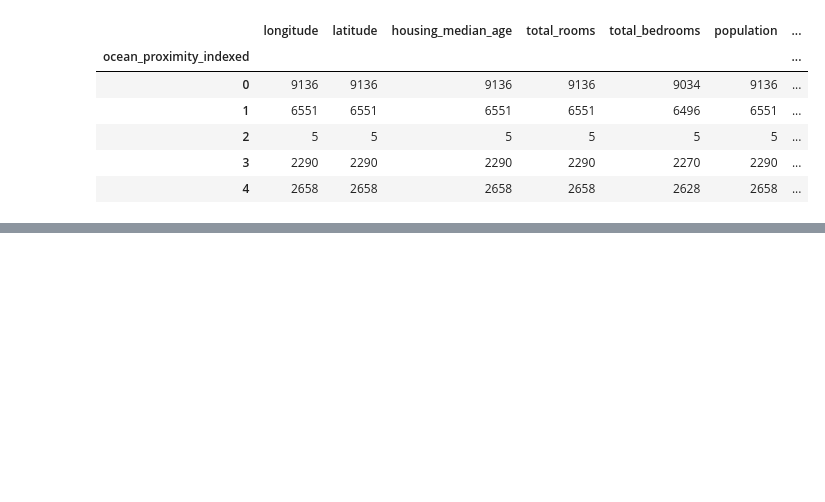
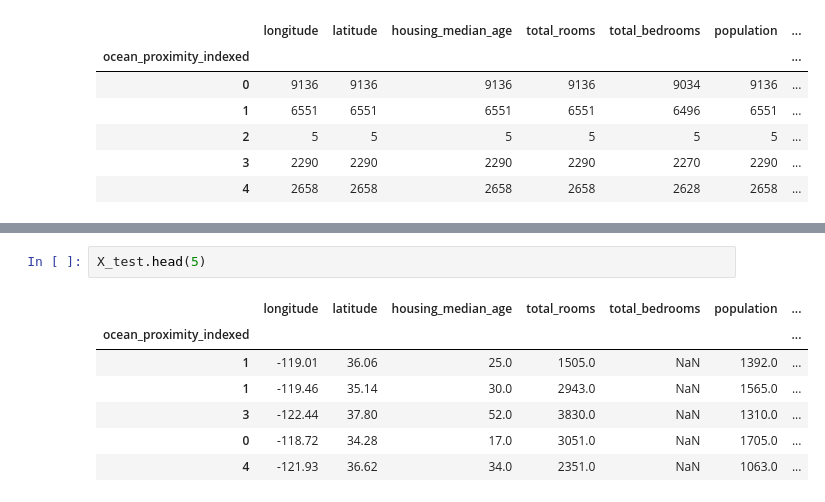
Before and after one commit to DineshAZ/0800amist-learning-mlops, a Jupyter notebook: train.ipynb, the cells around one changed output, grey strips where cells are left out. Drawn from its saved outputs; the diff is of its cells as text; blank space fills up the shorter version.

```diff
--- a/train.ipynb
+++ b/train.ipynb
@@ -51,0 +125,10 @@ df.groupby(['ocean_proximity_indexed']).count()
+# %%
+X_test.head(5)
+# %% [output]
+|  | longitude | latitude | housing_median_age | total_rooms | total_bedrooms | population | ... |
+| ocean_proximity_indexed |  |  |  |  |  |  | ... |
+| 1 | -119.01 | 36.06 | 25.0 | 1505.0 | NaN | 1392.0 | ... |
+| 1 | -119.46 | 35.14 | 30.0 | 2943.0 | NaN | 1565.0 | ... |
+| 3 | -122.44 | 37.80 | 52.0 | 3830.0 | NaN | 1310.0 | ... |
+| 0 | -118.72 | 34.28 | 17.0 | 3051.0 | NaN | 1705.0 | ... |
+| 4 | -121.93 | 36.62 | 34.0 | 2351.0 | NaN | 1063.0 | ... |
```
Also changed, not shown: parts of 14 cells of this notebook, 1 other file.
